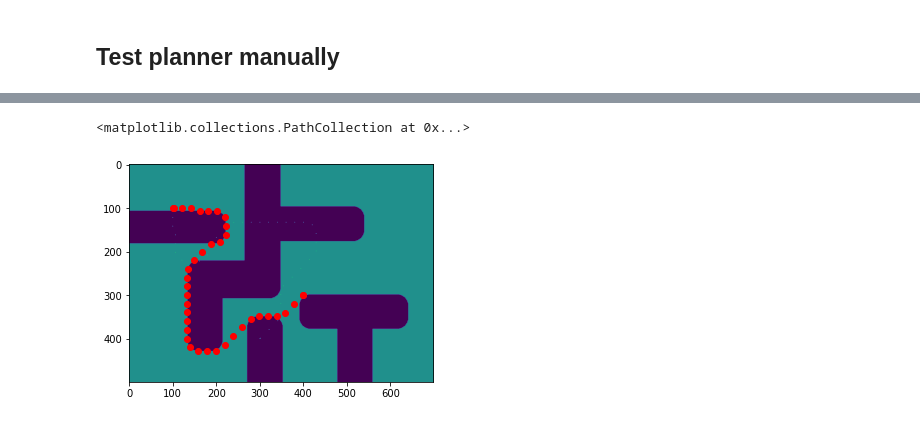
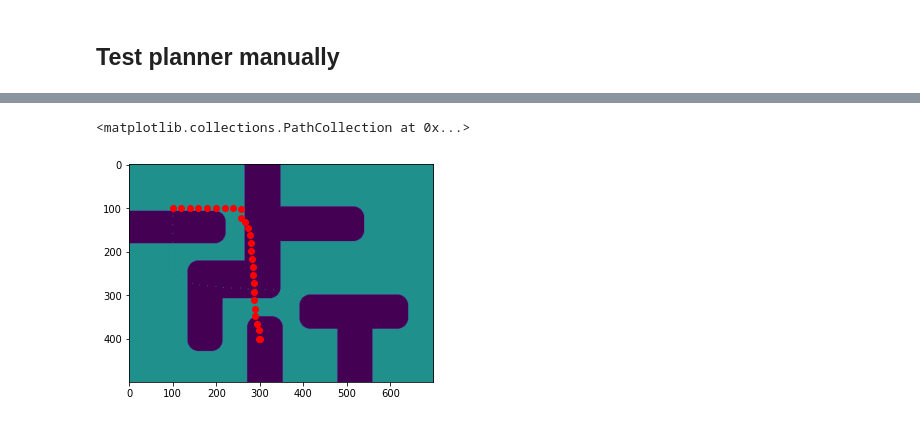
Before and after one commit to aliencaocao/TIL-2022, a Jupyter notebook: til-final-2022.1.1-lower/Robo_autonomy_wip.ipynb, the cells around one changed output, grey strips where cells are left out. Saved outputs shown, nothing was run; the diff lists cells and outputs as text; code cells hidden in the pictures.

Commit message:
astar tries

```diff
--- a/til-final-2022.1.1-lower/Robo_autonomy_wip.ipynb
+++ b/til-final-2022.1.1-lower/Robo_autonomy_wip.ipynb
@@ -463,8 +632,8 @@ start = time.time()
 path = None #Needed or path will be taken as a local variable in try
 try:
     path = myplanner.plan(pose[:2], curr_loi)
-except(err):
-    print("Error",err)
+except Exception as e:
+    print("Error",e)
 end = time.time()
 print(end - start)
 # %% [output]
@@ -492,3 +663,13 @@ path
  RealLocation(x=3.79, y=3.21),
  RealLocation(x=3.99, y=3.0100000000000002),
  RealLocation(x=4.0, y=3.0)]
+# %%
+import pyastar2d
+map = planner.map.grid.astype(np.float32)
+map[map>0] = np.inf
+map[map<=0] = 1
+path_astar = pyastar2d.astar_path(map, tuple(real_to_grid(RealLocation(1, 1), scale=planner.map.scale)), tuple(real_to_grid(RealLocation(4, 3), scale=planner.map.scale)), allow_diagonal=True)
+plt.imshow(map)
+# path_astar.reverse()
+# path_astar = path_astar[:1] + path_astar[1:-1:20]+ path_astar[-1:] #Take the 1st, last, and every 20th waypoint in the middle
+# path_astar = [(x[1],x[0]) for x in path_astar]
@@ -495,14 +678,15 @@ path
 # %%
 pathmap = map_.grid.copy()
 pathmap = pathmap > 0
 pathmap = pathmap.astype("int32")
 gridpath = [map_.real_to_grid(x) for x in path]
+gridpath = path_astar
 gridpathx = [x[0] for x in gridpath]
 gridpathy = [x[1] for x in gridpath]
 for loc in gridpath:
     pathmap[loc] = 2
 plt.imshow(pathmap)
 plt.scatter(gridpathx,gridpathy,c='r')
 # %% [output]
 <matplotlib.collections.PathCollection at 0x...>
-[figure, old version]
+[figure, new version]
```
Also changed, not shown: parts of 8 cells of this notebook, 3 other files.
